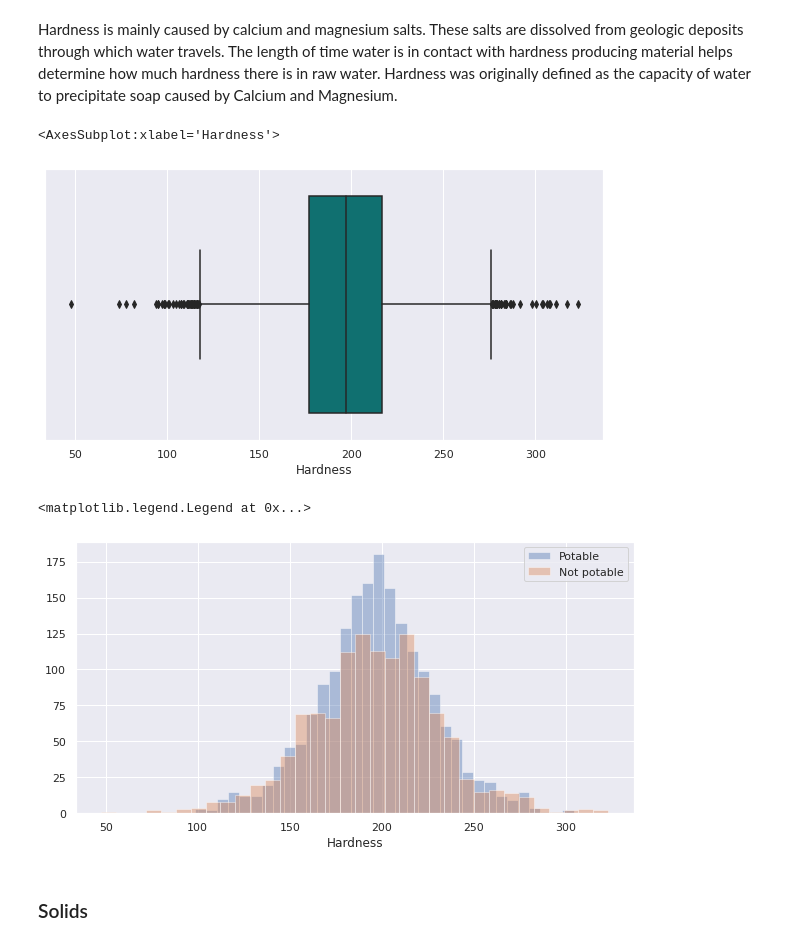
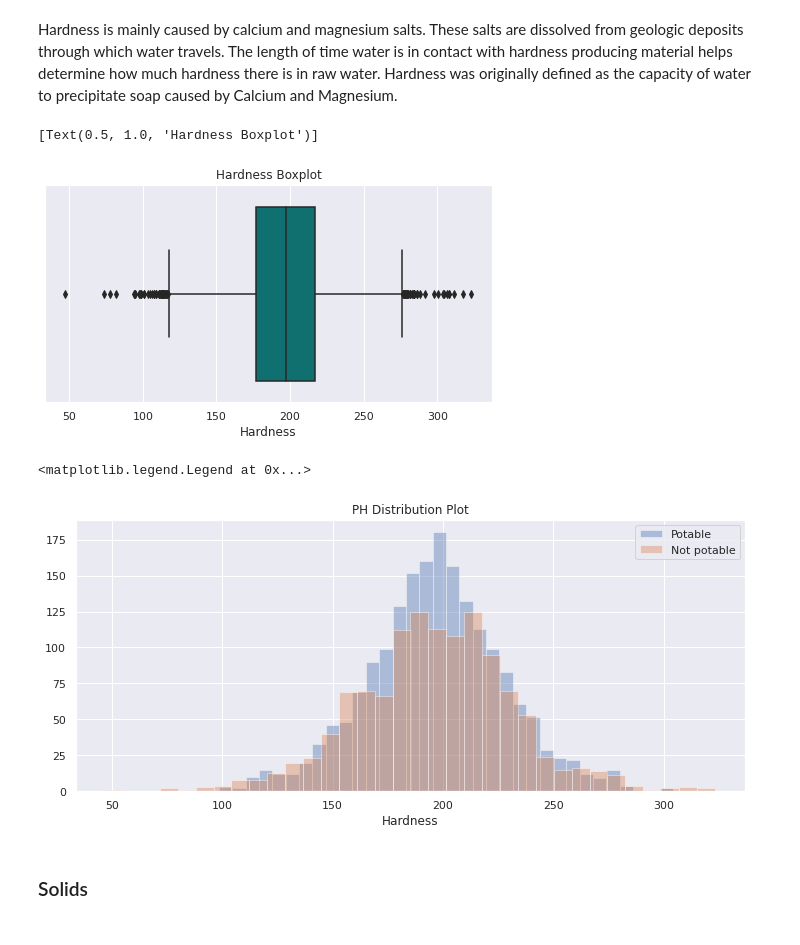
Before and after one commit to belea7/Water_Potability, a Jupyter notebook: water-potability-classification.ipynb, the cells around one changed output. Cells and saved outputs as stored; diff of their text form; code cells hidden in the pictures.

```diff
--- a/water-potability-classification.ipynb
+++ b/water-potability-classification.ipynb
@@ -216,6 +216,6 @@ Name: Potability, dtype: float64
 # %% [markdown]
 PH is an important parameter in evaluating the acid–base balance of water. It is also the indicator of acidic or alkaline condition of water status. WHO has recommended maximum permissible limit of pH from 6.5 to 8.5. The current investigation ranges were 6.52–6.83 which are in the range of WHO standards
 # %%
-sns.set(rc={'figure.figsize':(10,5)})
-sns.boxplot(x = df.ph, color = 'teal')
+sns.set(rc={'figure.figsize':(8,4)})
+sns.boxplot(x=df.ph, color='teal').set(title='PH Boxplot')
 # %% [output]
@@ -224,5 +224,6 @@ sns.boxplot(x = df.ph, color = 'teal')
 # %%
-sns.distplot(df[df["Potability"] == 0]['ph'],  kde=False, label="Potable")
+sns.set(rc={'figure.figsize':(12,5)})
+sns.distplot(df[df["Potability"] == 0]['ph'],  kde=False, label="Potable").set(title='PH Distribution Plot')
 sns.distplot(df[df["Potability"] == 1]['ph'],  kde=False, label="Not potable")
 plt.legend()
 # %% [output]
@@ -233,17 +234,19 @@ plt.legend()
 # %% [markdown]
 Hardness is mainly caused by calcium and magnesium salts. These salts are dissolved from geologic deposits through which water travels. The length of time water is in contact with hardness producing material helps determine how much hardness there is in raw water. Hardness was originally defined as the capacity of water to precipitate soap caused by Calcium and Magnesium.
 # %%
-sns.boxplot(x = df.Hardness, color = 'teal')
+sns.set(rc={'figure.figsize':(8,4)})
+sns.boxplot(x=df.Hardness, color='teal').set(title='Hardness Boxplot')
 # %% [output]
-<AxesSubplot:xlabel='Hardness'>
+[Text(0.5, 1.0, 'Hardness Boxplot')]
-[figure, old version]
+[figure, new version]
 # %%
-sns.distplot(df[df["Potability"] == 0]['Hardness'],  kde=False, label="Potable")
+sns.set(rc={'figure.figsize':(12,5)})
+sns.distplot(df[df["Potability"] == 0]['Hardness'],  kde=False, label="Potable").set(title='PH Distribution Plot')
 sns.distplot(df[df["Potability"] == 1]['Hardness'],  kde=False, label="Not potable")
 plt.legend()
 # %% [output]
 <matplotlib.legend.Legend at 0x...>
-[figure, old version]
+[figure, new version]
 # %% [markdown]
 ### Solids
 # %% [markdown]
```
Also changed, not shown: parts of 25 cells of this notebook.
